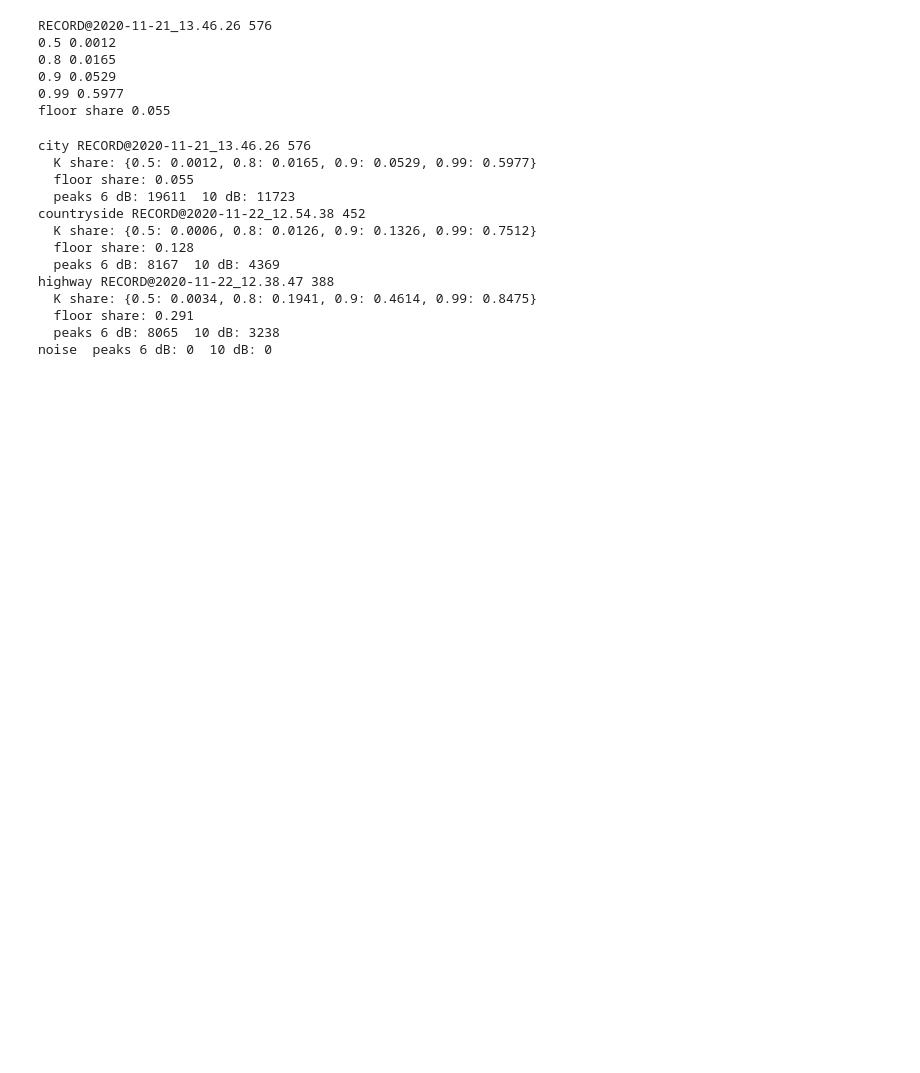
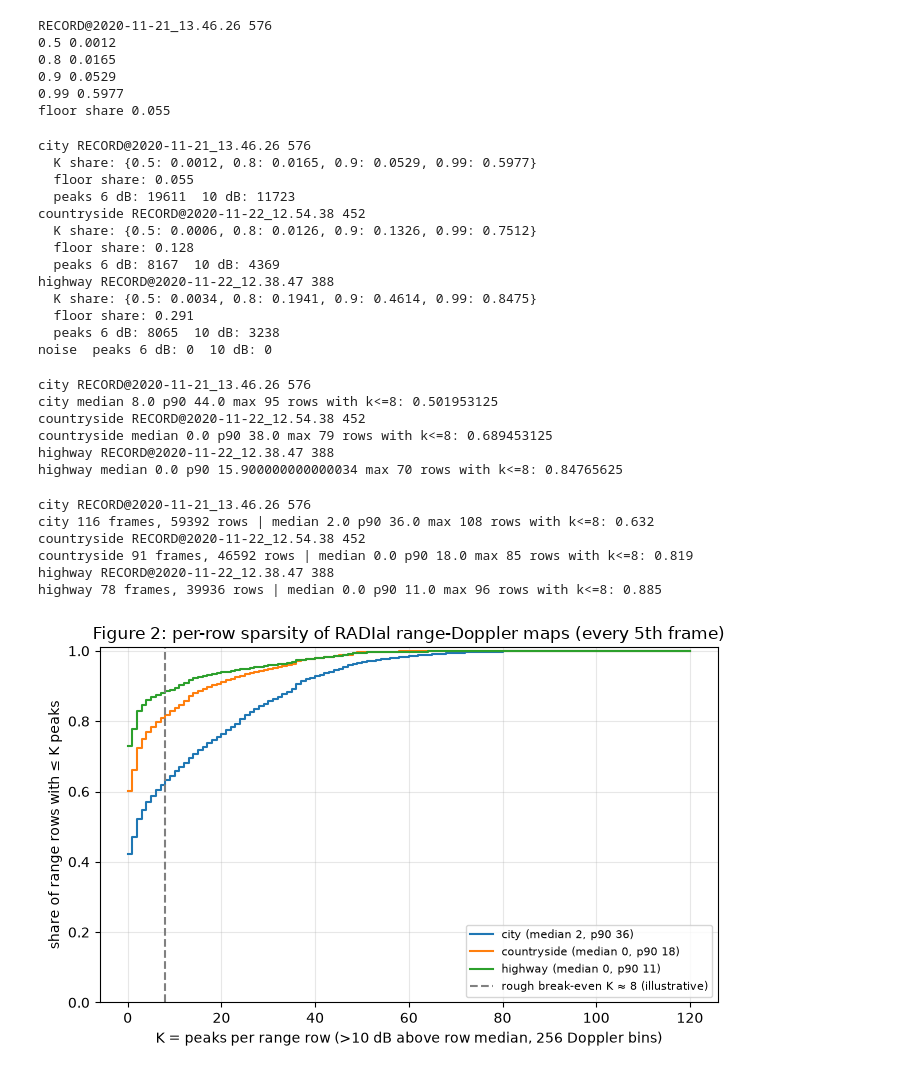
Before and after one commit to PLANETORIAN/Sparse-FFT-Radar, a Jupyter notebook: notebooks/02_sparsity.ipynb, the cells around one changed output. Drawn from its saved outputs; the diff is of its cells as text; code cells hidden in the pictures; blank space fills up the shorter version.

Commit message:
Per row sparsity of range-Doppler maps over 3 scenes

```diff
--- a/notebooks/02_sparsity.ipynb
+++ b/notebooks/02_sparsity.ipynb
@@ -183,3 +185,65 @@ highway RECORD@2020-11-22_12.38.47 388
   floor share: 0.291
   peaks 6 dB: 8065  10 dB: 3238
 noise  peaks 6 dB: 0  10 dB: 0
+# %%
+def row_peaks(P, db=10):
+    med = np.median(P, axis=1, keepdims=True)       # one floor per range row
+    return (P > med * 10 ** (db / 10)).sum(axis=1)    # one count per row -> 512 numbers
+
+for tag in SEQS:
+    load_seq(tag)
+    k = row_peaks(frame_to_rd(frames[0]))
+    print(tag, "median", np.median(k), "p90", np.percentile(k, 90),
+          "max", k.max(), "rows with k<=8:", np.mean(k <= 8))
+# %% [output]
+city RECORD@2020-11-21_13.46.26 576
+city median 8.0 p90 44.0 max 95 rows with k<=8: 0.501953125
+countryside RECORD@2020-11-22_12.54.38 452
+countryside median 0.0 p90 38.0 max 79 rows with k<=8: 0.689453125
+highway RECORD@2020-11-22_12.38.47 388
+highway median 0.0 p90 15.900000000000034 max 70 rows with k<=8: 0.84765625
+# %%
+STEP = 5
+K_rows = {}                                    # tag -> all per-row counts pooled across frames
+
+for tag in SEQS:
+    load_seq(tag)
+    ks = []
+    for n in frames[::STEP]:                    # every 5th frame
+        ks.append(row_peaks(frame_to_rd(n)))
+    K_rows[tag] = np.concatenate(ks)           # one long array of per-row counts
+    k = K_rows[tag]
+    print(tag, len(ks), "frames,", k.size, "rows | median", np.median(k),
+          "p90", np.percentile(k, 90), "max", k.max(),
+          "rows with k<=8:", round(np.mean(k <= 8), 3))
+
+np.savez("../results/k_rows.npz", **K_rows)
+# %% [output]
+city RECORD@2020-11-21_13.46.26 576
+city 116 frames, 59392 rows | median 2.0 p90 36.0 max 108 rows with k<=8: 0.632
+countryside RECORD@2020-11-22_12.54.38 452
+countryside 91 frames, 46592 rows | median 0.0 p90 18.0 max 85 rows with k<=8: 0.819
+highway RECORD@2020-11-22_12.38.47 388
+highway 78 frames, 39936 rows | median 0.0 p90 11.0 max 96 rows with k<=8: 0.885
+# %%
+K_rows = dict(np.load("../results/k_rows.npz"))
+xs = np.arange(0, 121)                                   # K values 0..120
+
+plt.figure(figsize=(7, 4.5))
+for tag, k in K_rows.items():
+    ks_sorted = np.sort(k)
+    cdf = np.searchsorted(ks_sorted, xs, side="right") / k.size   # share of rows with K <= x
+    plt.step(xs, cdf, where="post", label=f"{tag} (median {np.median(k):.0f}, p90 {np.percentile(k, 90):.0f})")
+
+plt.axvline(8, color="gray", linestyle="--", label="rough break-even K ≈ 8 (illustrative)")
+plt.xlabel("K = peaks per range row (>10 dB above row median, 256 Doppler bins)")
+plt.ylabel("share of range rows with ≤ K peaks")
+plt.title("Figure 2: per-row sparsity of RADIal range-Doppler maps (every 5th frame)")
+plt.ylim(0, 1.01)
+plt.grid(alpha=0.3)
+plt.legend(fontsize=8, loc="lower right")
+plt.tight_layout()
+plt.savefig("../figures/fig2_row_k_cdf.png", dpi=150)
+plt.show()
+# %% [output]
+[figure, added]
```
Also changed, not shown: parts of 1 cell of this notebook.
